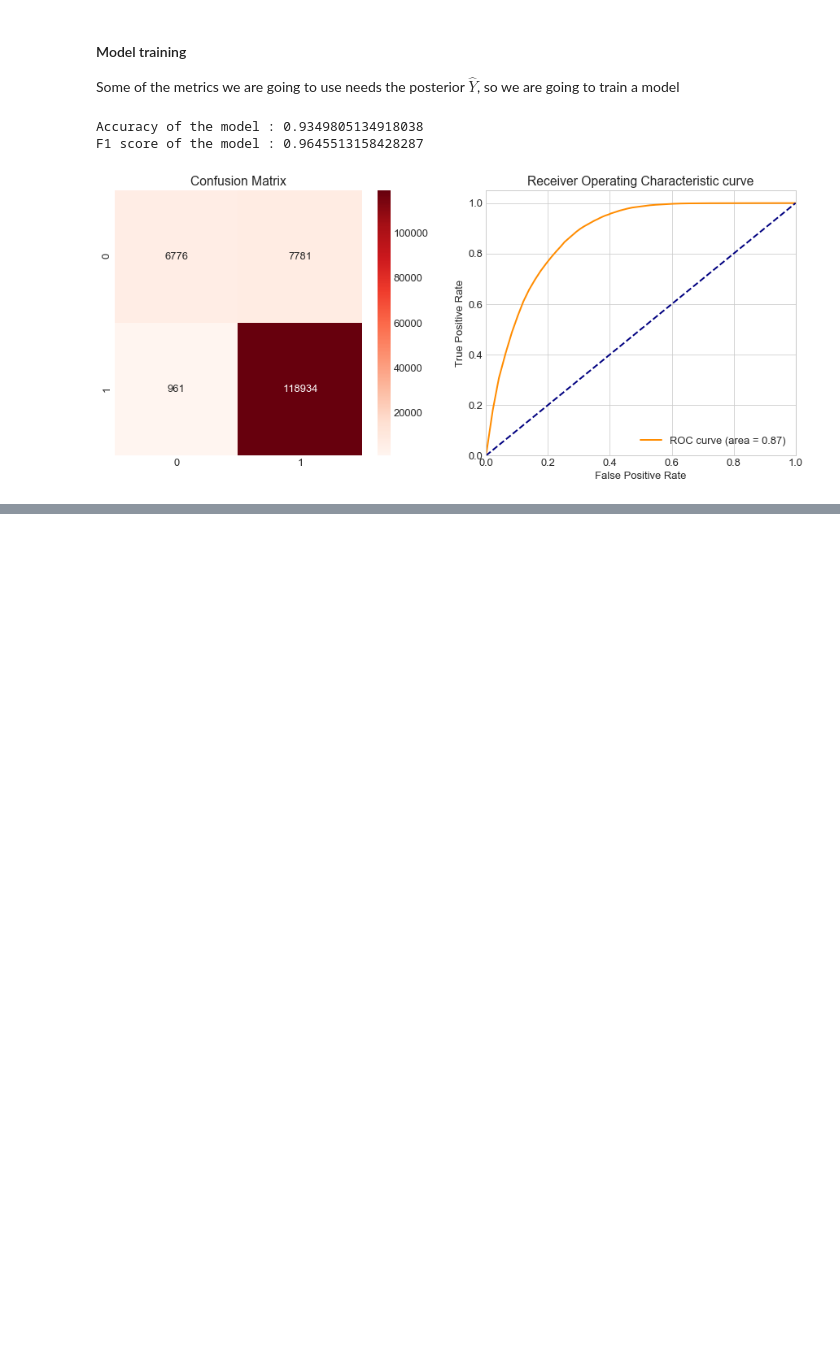
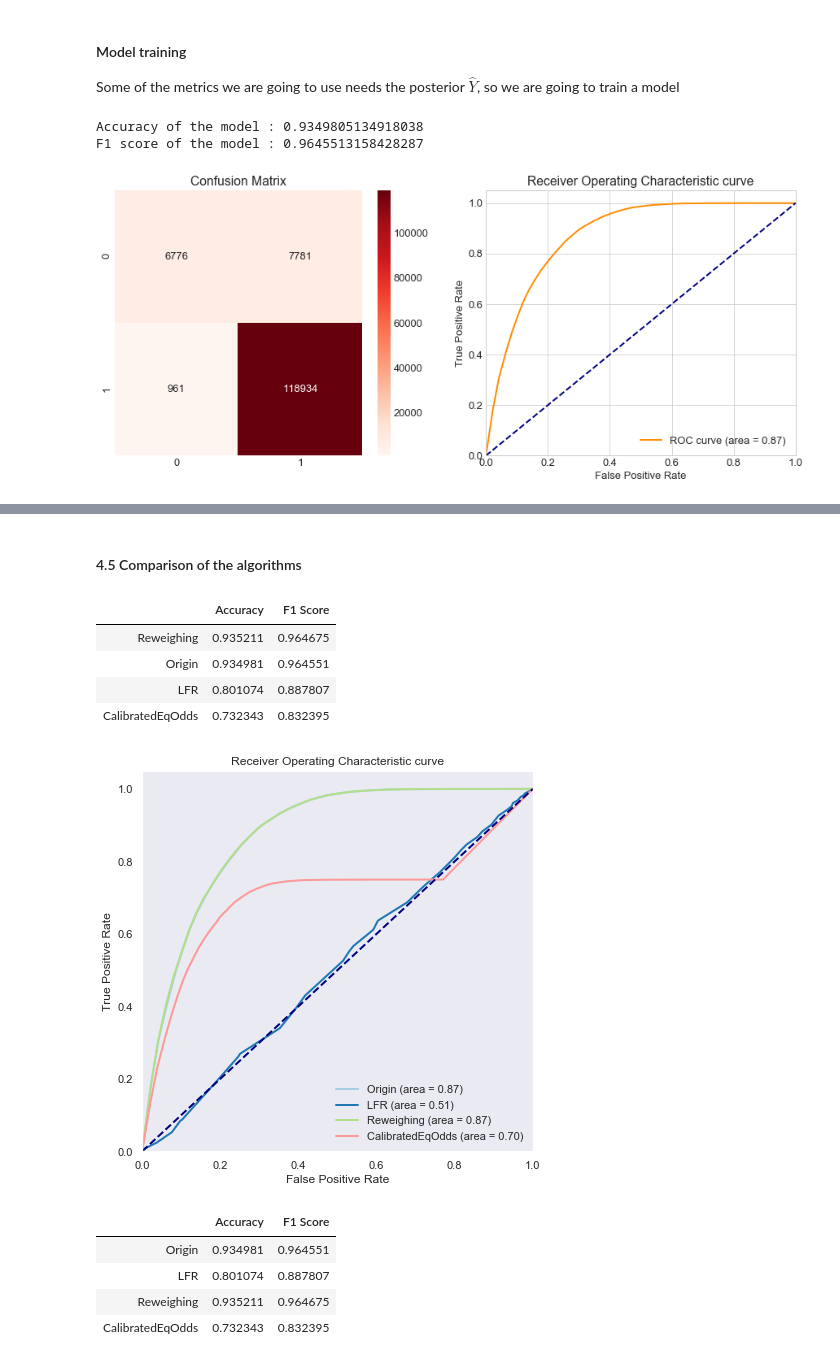
Before and after one commit to jwilliamn/calibration-methods-for-fairness, a Jupyter notebook: Calibration Methods.ipynb, the cells around one changed output, grey strips where cells are left out. Drawn from its saved outputs; the diff is of its cells as text; code cells hidden in the pictures; blank space fills up the shorter version.

```diff
--- a/Calibration Methods.ipynb
+++ b/Calibration Methods.ipynb
@@ -280,0 +539,16 @@ algo_metrics = pd.DataFrame(columns=['model', 'fair_metrics', 'prediction', 'pro
+# %% [markdown]
+#### 4.5 Comparison of the algorithms
+# %%
+plot_compare_model_performance(algo_metrics, data_orig_test)
+# %% [output]
+|  | Accuracy | F1 Score |
+| Reweighing | 0.935211 | 0.964675 |
+| Origin | 0.934981 | 0.964551 |
+| LFR | 0.801074 | 0.887807 |
+| CalibratedEqOdds | 0.732343 | 0.832395 |
+[figure, added]
+|  | Accuracy | F1 Score |
+| Origin | 0.934981 | 0.964551 |
+| LFR | 0.801074 | 0.887807 |
+| Reweighing | 0.935211 | 0.964675 |
+| CalibratedEqOdds | 0.732343 | 0.832395 |
```
Also changed, not shown: parts of 31 cells of this notebook, 1 other file.
